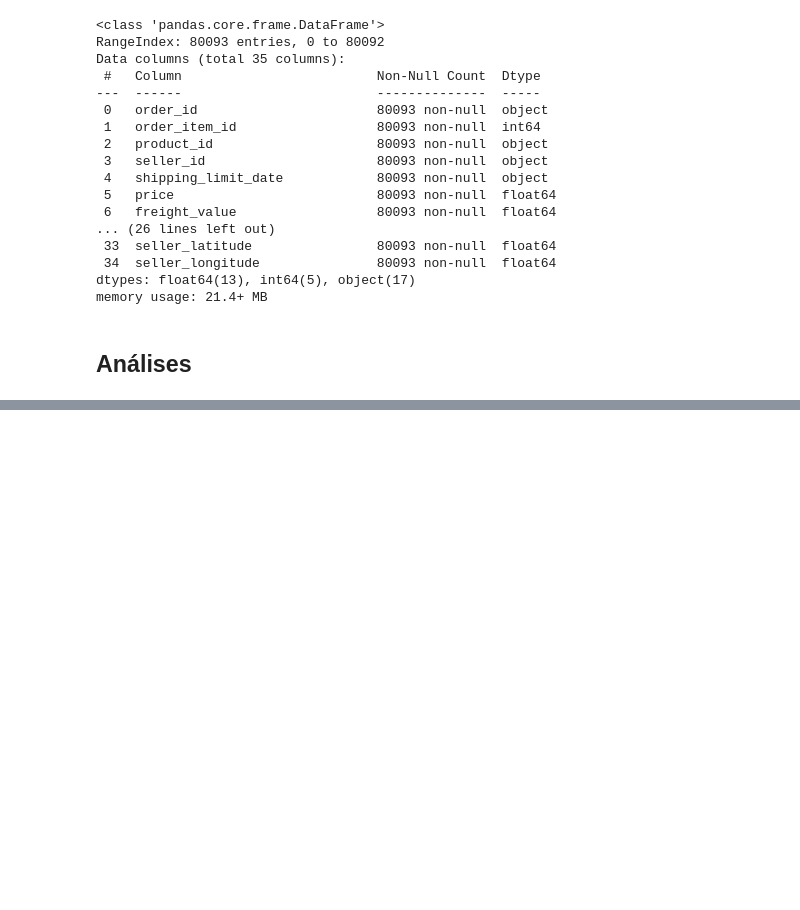
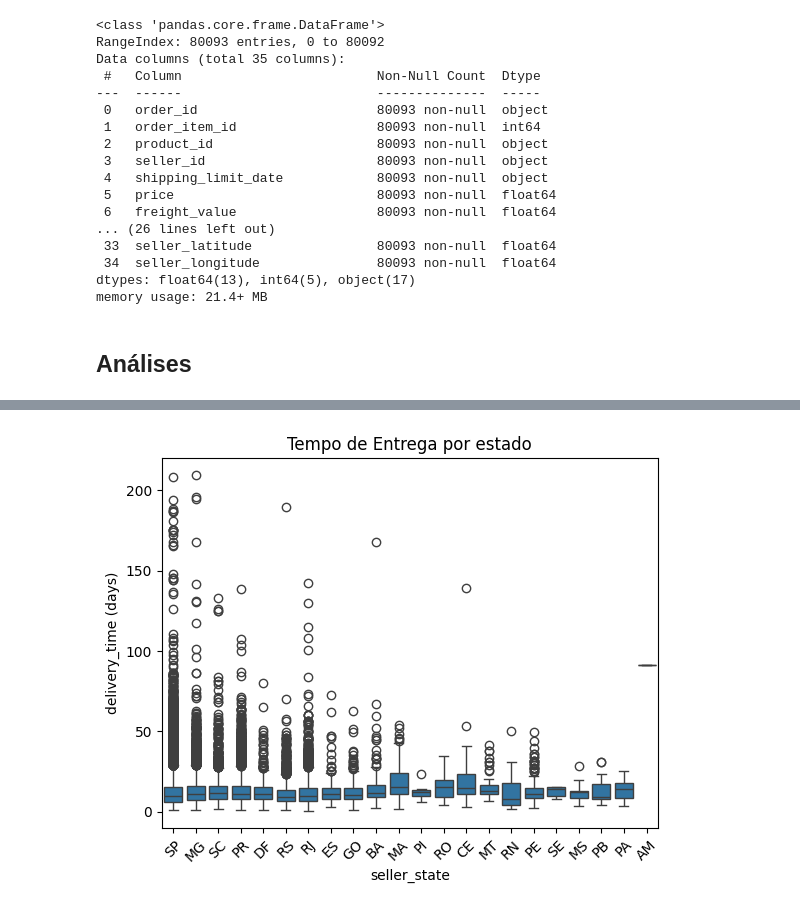
Before and after one commit to pedropalugan/NaBox, a Jupyter notebook: NaBox-Notebook.ipynb, the cells around one changed output, grey strips where cells are left out. Saved outputs shown, nothing was run; the diff lists cells and outputs as text; code cells hidden in the pictures; blank space fills up the shorter version.

```diff
--- a/NaBox-Notebook.ipynb
+++ b/NaBox-Notebook.ipynb
@@ -431,0 +436,7 @@ cmap='BrBG')
+# %%
+sns.boxplot(data=df, x='seller_state', y='delivery_time (days)')
+plt.title('Tempo de Entrega por estado')
+plt.xticks(rotation=45)
+plt.show()
+# %% [output]
+[figure, added]
```
Also changed, not shown: parts of 3 cells of this notebook.
